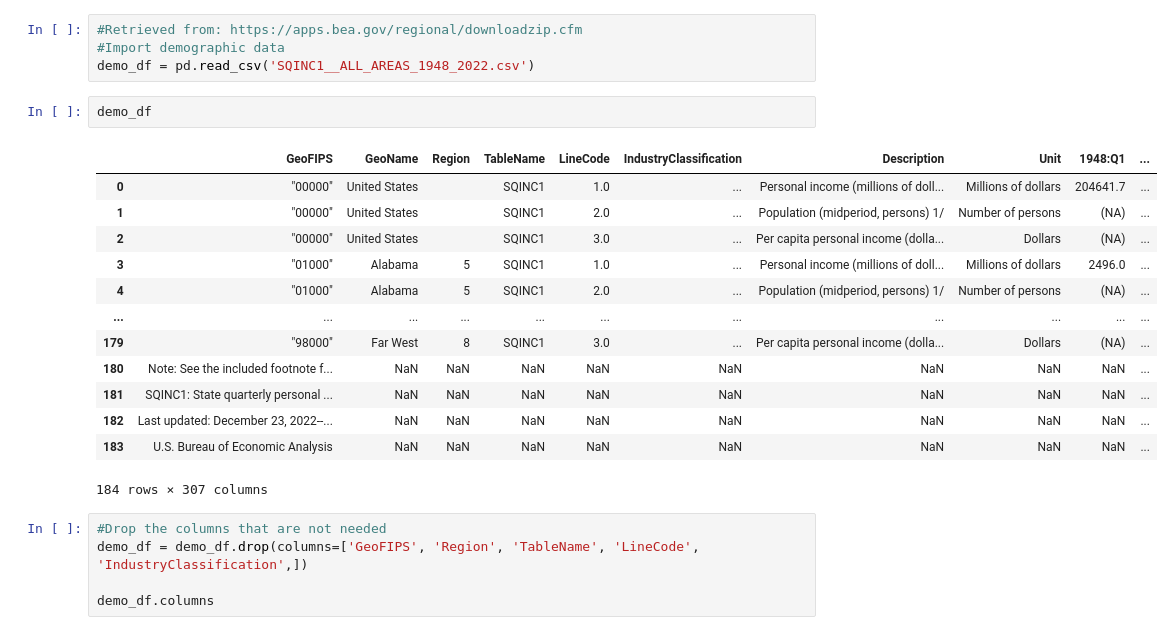
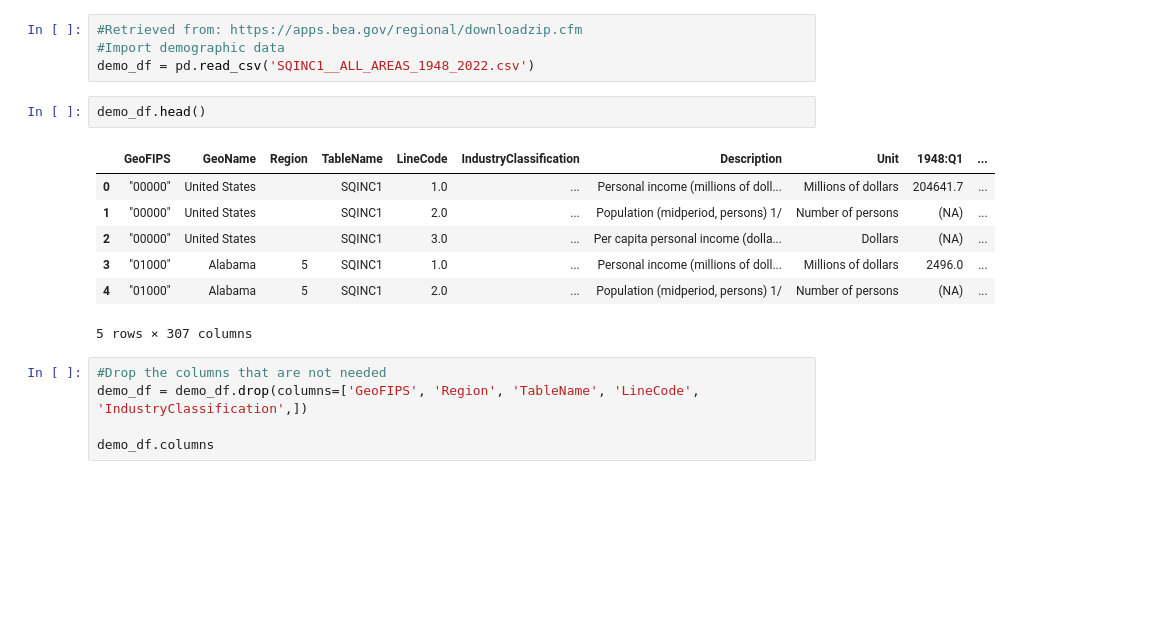
Before and after one commit to MitchellGleason/Final-Project, a Jupyter notebook: Machine_Leanring_Notebooks/multi_linear_reg_ML.ipynb, the cells around one changed output. Drawn from its saved outputs; the diff is of its cells as text; blank space fills up the shorter version.

```diff
--- a/Machine_Leanring_Notebooks/multi_linear_reg_ML.ipynb
+++ b/Machine_Leanring_Notebooks/multi_linear_reg_ML.ipynb
@@ -126,21 +80,15 @@ total_sales_quarterly
 #Import demographic data
 demo_df = pd.read_csv('SQINC1__ALL_AREAS_1948_2022.csv')
 # %%
-demo_df
+demo_df.head()
 # %% [output]
 |  | GeoFIPS | GeoName | Region | TableName | LineCode | IndustryClassification | Description | Unit | 1948:Q1 | ... |
 | 0 | "00000" | United States |  | SQINC1 | 1.0 | ... | Personal income (millions of doll... | Millions of dollars | 204641.7 | ... |
 | 1 | "00000" | United States |  | SQINC1 | 2.0 | ... | Population (midperiod, persons) 1/ | Number of persons | (NA) | ... |
 | 2 | "00000" | United States |  | SQINC1 | 3.0 | ... | Per capita personal income (dolla... | Dollars | (NA) | ... |
 | 3 | "01000" | Alabama | 5 | SQINC1 | 1.0 | ... | Personal income (millions of doll... | Millions of dollars | 2496.0 | ... |
 | 4 | "01000" | Alabama | 5 | SQINC1 | 2.0 | ... | Population (midperiod, persons) 1/ | Number of persons | (NA) | ... |
-| ... | ... | ... | ... | ... | ... | ... | ... | ... | ... | ... |
-| 179 | "98000" | Far West | 8 | SQINC1 | 3.0 | ... | Per capita personal income (dolla... | Dollars | (NA) | ... |
-| 180 | Note: See the included footnote f... | NaN | NaN | NaN | NaN | NaN | NaN | NaN | NaN | ... |
-| 181 | SQINC1: State quarterly personal ... | NaN | NaN | NaN | NaN | NaN | NaN | NaN | NaN | ... |
-| 182 | Last updated: December 23, 2022--... | NaN | NaN | NaN | NaN | NaN | NaN | NaN | NaN | ... |
-| 183 | U.S. Bureau of Economic Analysis | NaN | NaN | NaN | NaN | NaN | NaN | NaN | NaN | ... |
-184 rows × 307 columns
+5 rows × 307 columns
 # %%
 #Drop the columns that are not needed
 demo_df = demo_df.drop(columns=['GeoFIPS', 'Region', 'TableName', 'LineCode', 'IndustryClassification',])
```
Also changed, not shown: parts of 43 cells of this notebook.
